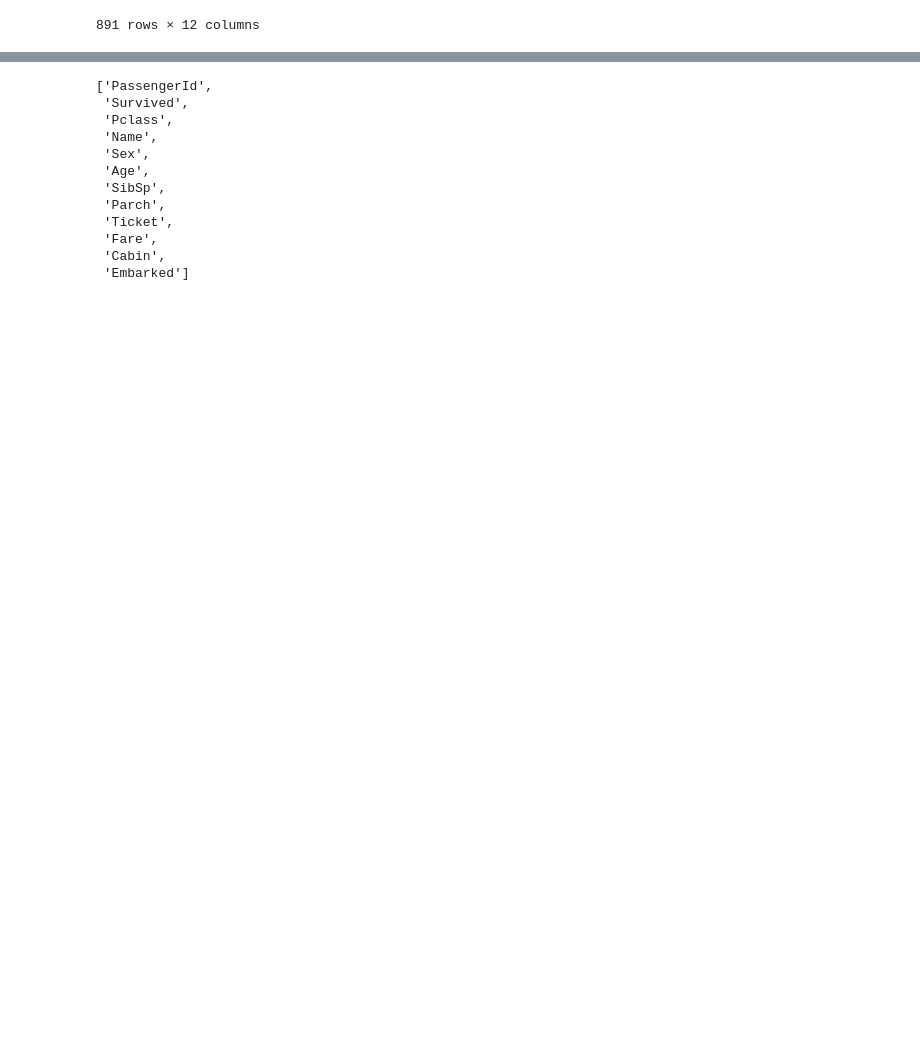
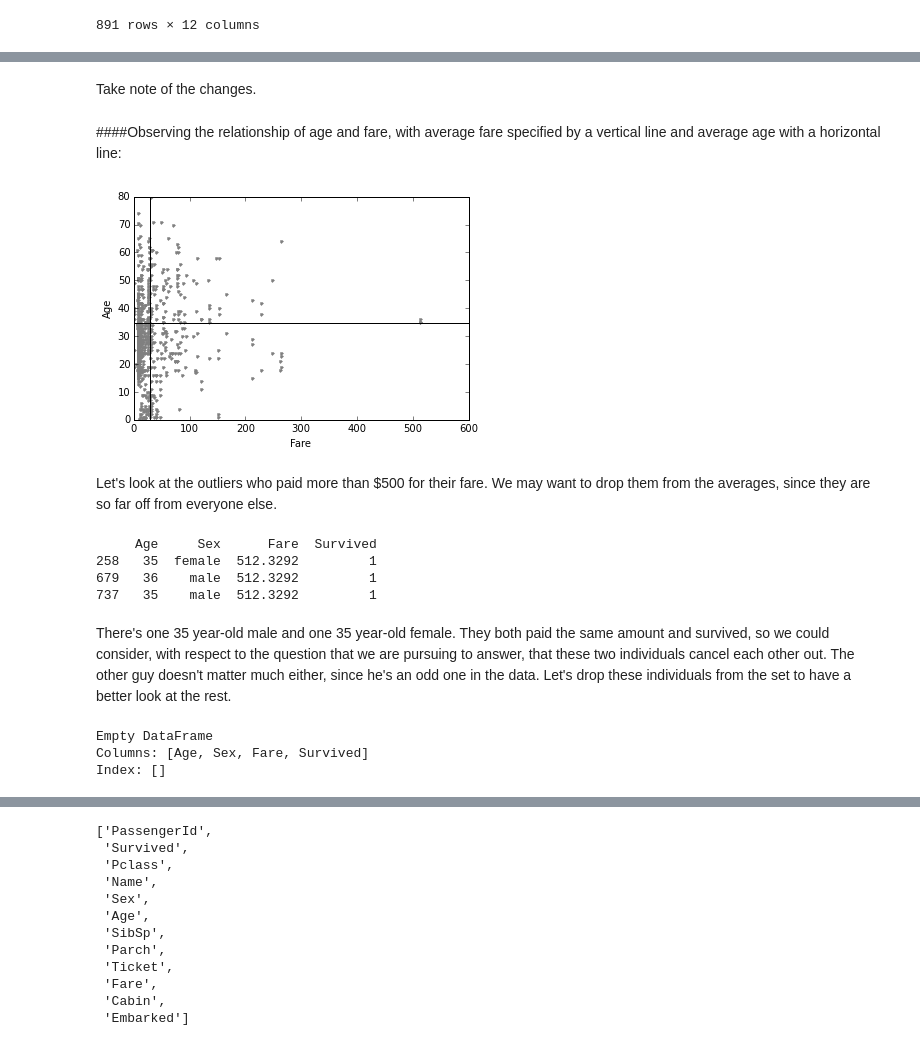
Before and after one commit to ronrihoo/Data_Analyst__Project_2, a Jupyter notebook: DAND__Project_2__Investigating a Dataset.ipynb, the cells around one changed output, grey strips where cells are left out. Cells and saved outputs as stored; diff of their text form; code cells hidden in the pictures; blank space fills up the shorter version.

```diff
--- a/DAND__Project_2__Investigating a Dataset.ipynb
+++ b/DAND__Project_2__Investigating a Dataset.ipynb
@@ -41,0 +193,11 @@ data
+# %%
+# where a duplicate exists, drop the extra row
+data.drop_duplicates(inplace=True)
+
+# where every columns of a row is NaN, drop row
+data.dropna(how = 'all', inplace=True)
+
+# where the defined column (subset) of any row is NaN, drop row
+data.dropna(subset=['Survived'], how = 'any', inplace=True)
+data.dropna(subset=['Sex'], how = 'any', inplace=True)
+data.dropna(subset=['Age'], how = 'any', inplace=True)
@@ -41,0 +218,24 @@ data
+# %% [markdown]
+Take note of the changes.
+# %% [markdown]
+####Observing the relationship of age and fare, with average fare specified by a vertical line and average age with a horizontal line:
+# %%
+plt.plot(data['Fare'], data['Age'], '.', color='gray')
+plt.xlabel('Fare')
+plt.ylabel('Age')
+plt.axvline(data.Age.mean(), color='black')
+plt.axhline(data.Fare.mean(), color='black')
+plt.show()
+# %% [output]
+[figure, added]
+# %% [markdown]
+Let's look at the outliers who paid more than $500 for their fare. We may want to drop them from the averages, since they are so far off from everyone else.
+# %%
+print data[['Age', 'Sex', 'Fare', 'Survived']][data['Fare'] > 500]
+# %% [output]
+     Age     Sex      Fare  Survived
+258   35  female  512.3292         1
+679   36    male  512.3292         1
+737   35    male  512.3292         1
+# %% [markdown]
+There's one 35 year-old male and one 35 year-old female. They both paid the same amount and survived, so we could consider, with respect to the question that we are pursuing to answer, that these two individuals cancel each other out. The other guy doesn't matter much either, since he's an odd one in the data. Let's drop these individuals from the set to have a better look at the rest.
@@ -41,0 +244,7 @@ data
+# %%
+# Unnecessary, but just to make sure that the drop occurred successfully:
+print data[['Age', 'Sex', 'Fare', 'Survived']][data['Fare'] > 500]
+# %% [output]
+Empty DataFrame
+Columns: [Age, Sex, Fare, Survived]
+Index: []
```
Also changed, not shown: parts of 200 cells of this notebook, 1 other file.
